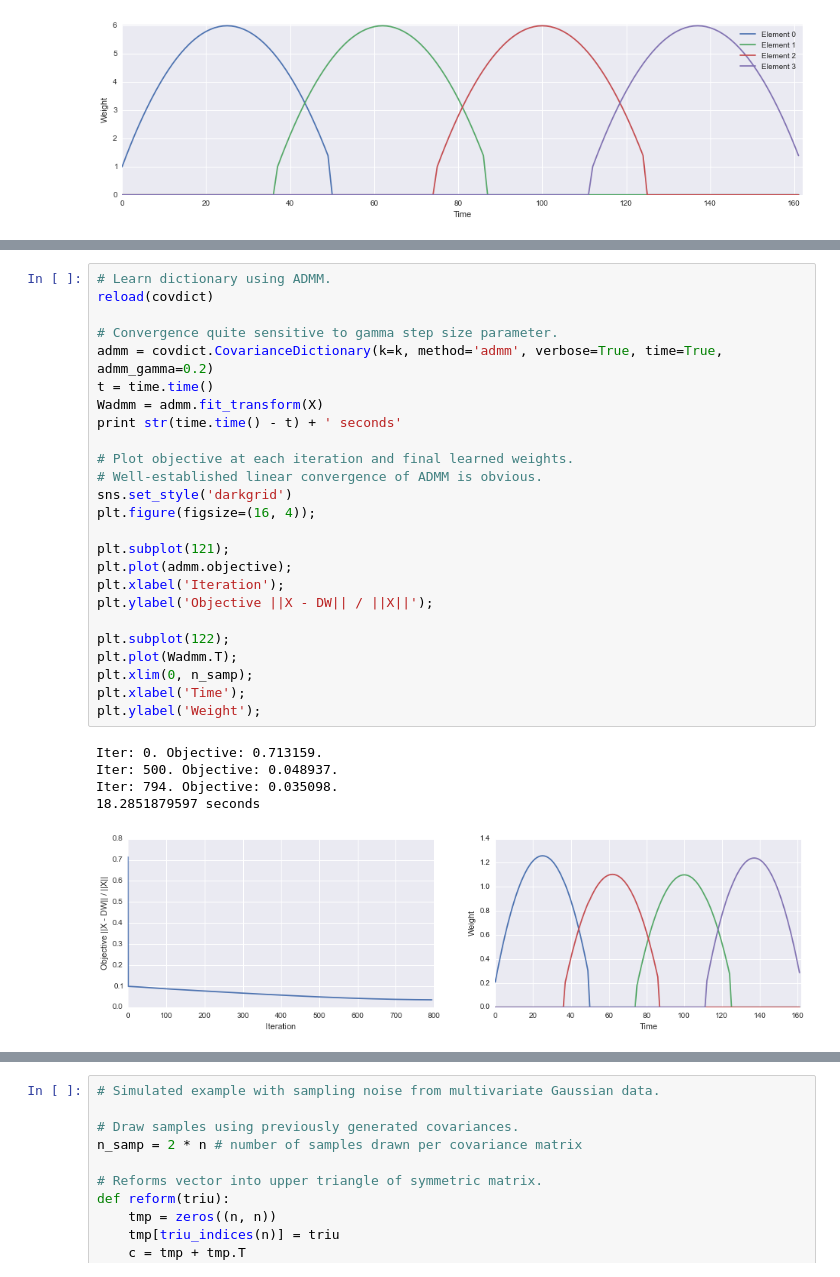
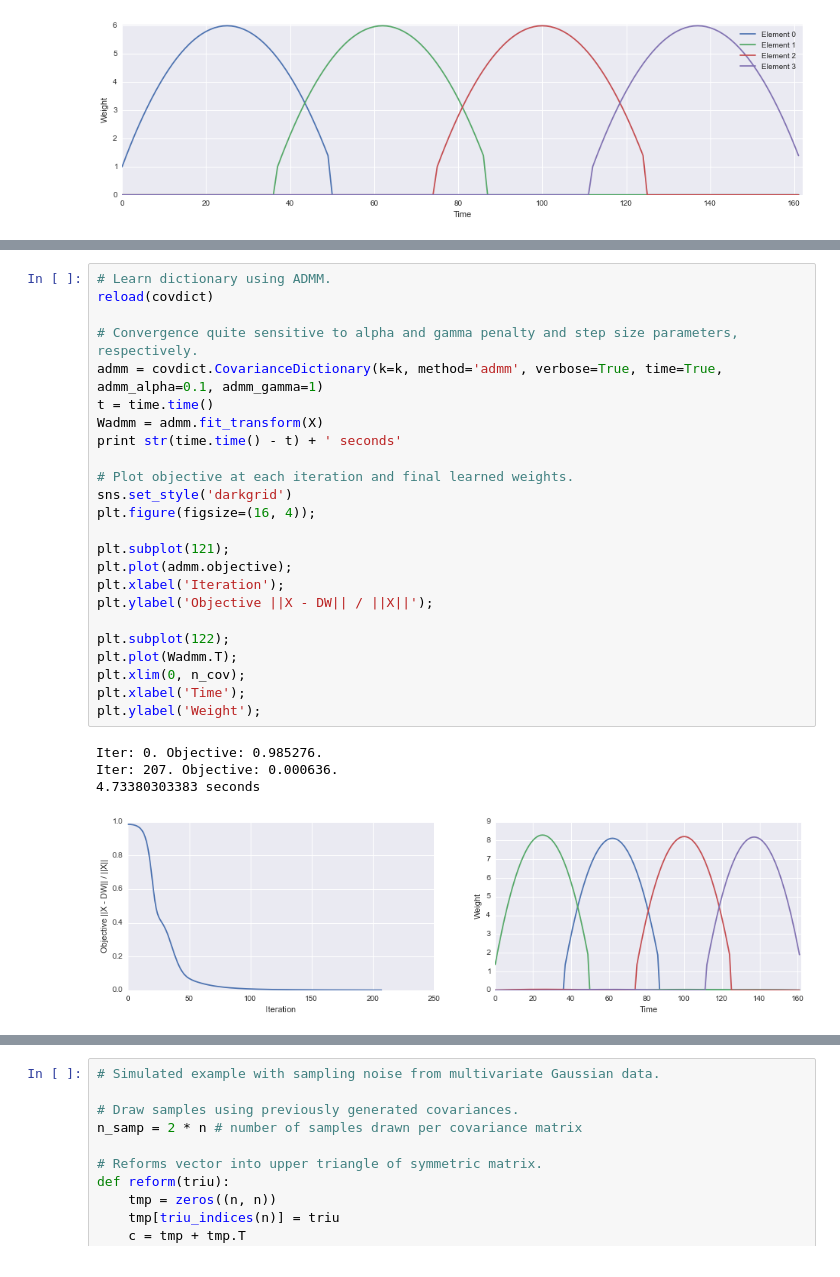
Before and after one commit to clarafy/covariance-dictionary, a Jupyter notebook: example.ipynb, the cells around one changed output, grey strips where cells are left out. Saved outputs shown, nothing was run; the diff lists cells and outputs as text.

Commit message:
fixed admm params in nb for better convergence

```diff
--- a/example.ipynb
+++ b/example.ipynb
@@ -107,34 +107,32 @@ for a, b in zip(als.dictionary[:, match_idx].T, D.T):
 # %%
 # Learn dictionary using ADMM.
 reload(covdict)
 
-# Convergence quite sensitive to gamma step size parameter.
-admm = covdict.CovarianceDictionary(k=k, method='admm', verbose=True, time=True, admm_gamma=0.2)
+# Convergence quite sensitive to alpha and gamma penalty and step size parameters, respectively.
+admm = covdict.CovarianceDictionary(k=k, method='admm', verbose=True, time=True, admm_alpha=0.1, admm_gamma=1)
 t = time.time()
 Wadmm = admm.fit_transform(X)
 print str(time.time() - t) + ' seconds'
 
 # Plot objective at each iteration and final learned weights.
-# Well-established linear convergence of ADMM is obvious.
 sns.set_style('darkgrid')
 plt.figure(figsize=(16, 4));
 
 plt.subplot(121);
 plt.plot(admm.objective);
 plt.xlabel('Iteration');
 plt.ylabel('Objective ||X - DW|| / ||X||');
 
 plt.subplot(122);
 plt.plot(Wadmm.T);
-plt.xlim(0, n_samp);
+plt.xlim(0, n_cov);
 plt.xlabel('Time');
 plt.ylabel('Weight');
 # %% [output]
-Iter: 0. Objective: 0.713159.
-Iter: 500. Objective: 0.048937.
-Iter: 794. Objective: 0.035098.
-18.2851879597 seconds
+Iter: 0. Objective: 0.985276.
+Iter: 207. Objective: 0.000636.
+4.73380303383 seconds
-[figure, old version]
+[figure, new version]
 # %%
 # Match ADMM-recovered and corresponding true dictionary elements.
 match_idx = argsort(argmax(Wadmm, axis=1))
```
Also changed, not shown: parts of 9 cells of this notebook, 1 other file.
